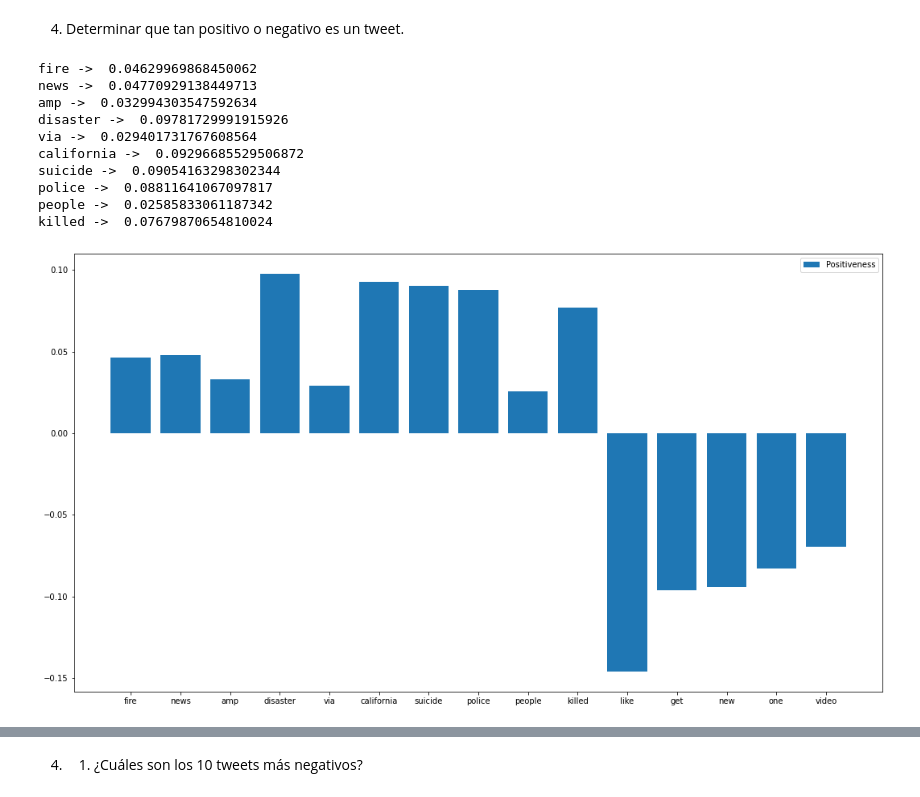
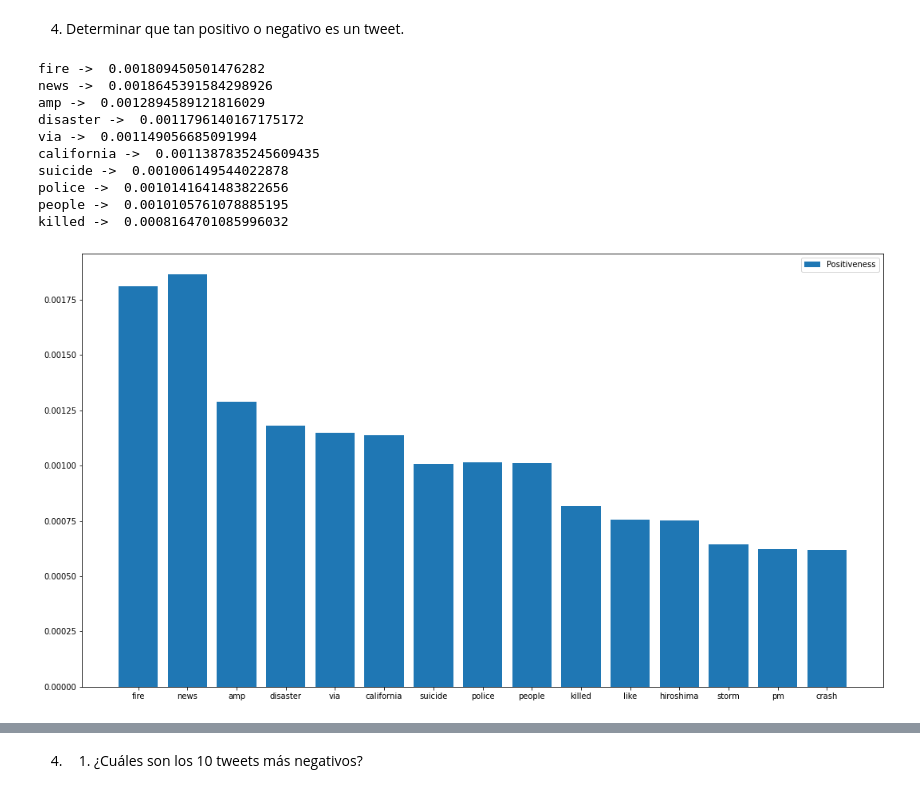
Before and after one commit to lauratamath/HDT5_Data, a Jupyter notebook: HDT5.ipynb, the cells around one changed output, grey strips where cells are left out. Cells and saved outputs as stored; diff of their text form; code cells hidden in the pictures.

Commit message:
Added positiveness variable for each tweet
Added positiveness variable to each tweet.

```diff
--- a/HDT5.ipynb
+++ b/HDT5.ipynb
@@ -523,12 +523,12 @@ plt.show()
 4. Determinar que tan positivo o negativo es un tweet.
 # %%
 # Positivas
-tenPosWords = list(positiveSorted.keys())[0:10]
-tenPosFreq = list(positiveSorted.values())[0:10]
+tenPosWords = list(positiveSorted.keys())
+tenPosFreq = list(positiveSorted.values())
 
 # Negativas
-tenNegWords = list(negativeSorted.keys())[0:10]
-tenNegFreq = list(negativeSorted.values())[0:10]
+tenNegWords = list(negativeSorted.keys())
+tenNegFreq = list(negativeSorted.values())
 
 # Both
 totPosNegWords = []
@@ -584,42 +584,42 @@ for posi in tenPosWords:
     totPosNegWords.append(posi)
     posFreq = tenPosFreq[posInd]
     totPosNegFreq.append(posFreq)
 
     # Calculate and add positiveness
     positiveness = posFreq / totalPositiveFrequency
     totPositiveness.append(positiveness)
 
 for nega in tenNegWords:
   if tenPosWords.count(nega) == 0:  # Word is only in negative tweets
     negInd = tenNegWords.index(nega)
     totPosNegWords.append(nega)
 
     # Get and add frequency
     negFreq = tenNegFreq[negInd]
     totPosNegFreq.append(negFreq)
 
     # Calculate and add positiveness
     positiveness = - negFreq / totalNegativeFrequency
     totPositiveness.append(positiveness)
 
 # Show positiveness
 for i in  range(len(totPosNegWords[0:10])):
   print(totPosNegWords[i], "-> ", totPositiveness[i])
 
 # Positivas y negativas
 f, ax = plt.subplots(figsize=(18, 10))
-plt.bar(totPosNegWords, totPositiveness, label="Positiveness")
+plt.bar(totPosNegWords[0:15], totPositiveness[0:15], label="Positiveness")
 ax.legend()
 plt.show()
 # %% [output]
-fire ->  0.04629969868450062
-news ->  0.04770929138449713
-amp ->  0.032994303547592634
-disaster ->  0.09781729991915926
-via ->  0.029401731767608564
-california ->  0.09296685529506872
-suicide ->  0.09054163298302344
-police ->  0.08811641067097817
-people ->  0.02585833061187342
-killed ->  0.07679870654810024
+fire ->  0.001809450501476282
+news ->  0.0018645391584298926
+amp ->  0.0012894589121816029
+disaster ->  0.0011796140167175172
+via ->  0.001149056685091994
+california ->  0.0011387835245609435
+suicide ->  0.001006149544022878
+police ->  0.0010141641483822656
+people ->  0.0010105761078885195
+killed ->  0.0008164701085996032
-[figure, old version]
+[figure, new version]
```
Also changed, not shown: parts of 3 cells of this notebook.
